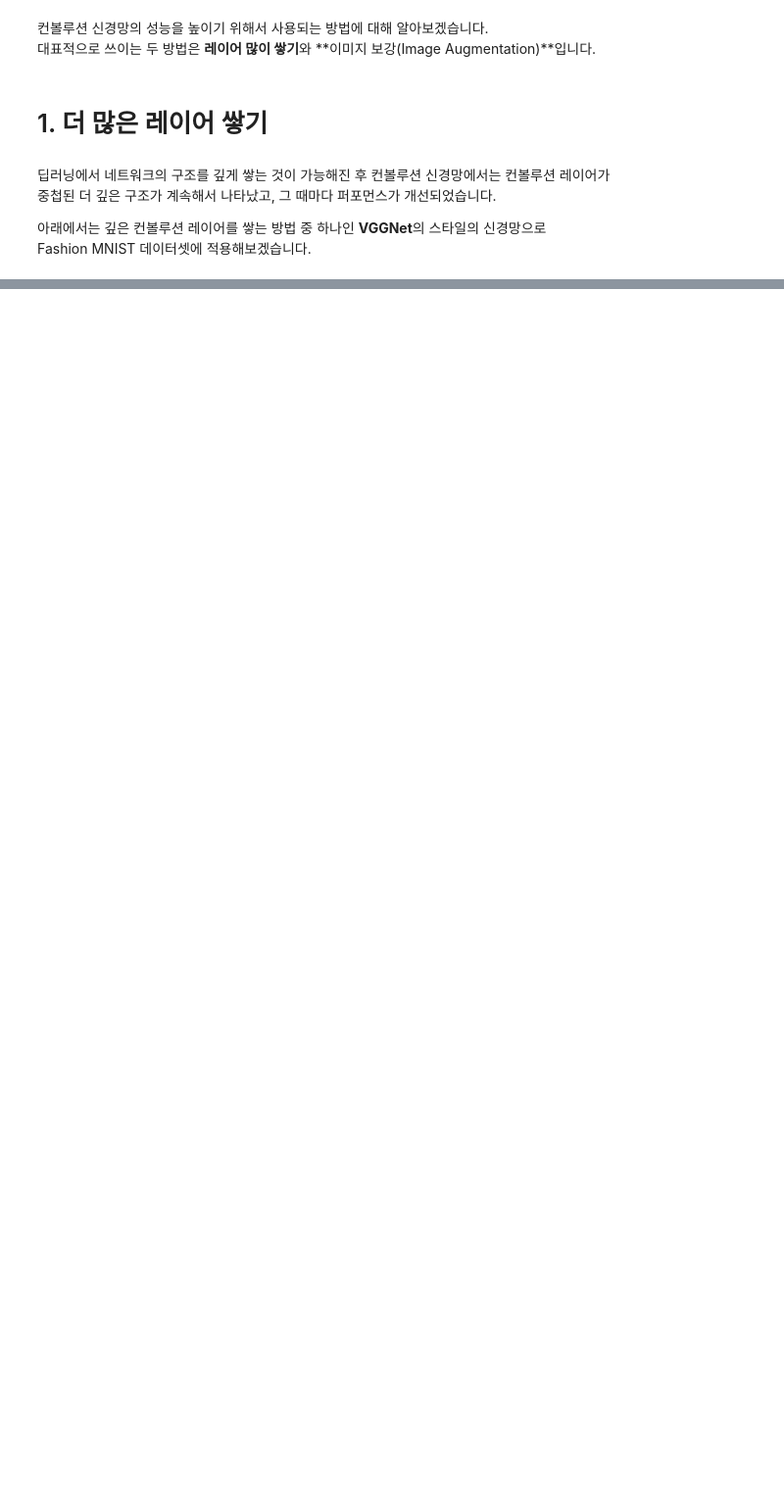
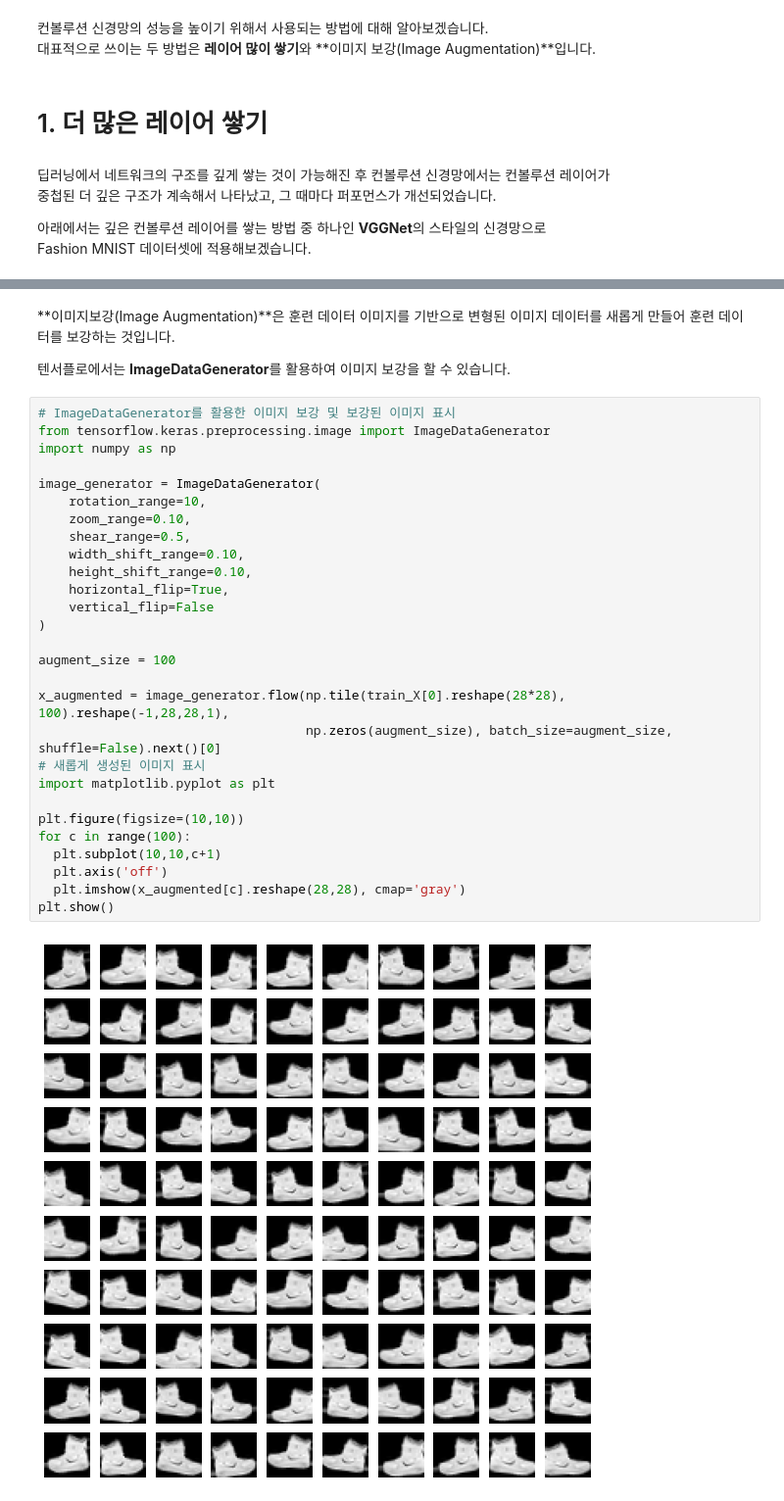
Before and after one commit to SevillaBK/Math, a Jupyter notebook: Chapter_6_컨볼루션_신경망_성능_향상시키기.ipynb, the cells around one changed output, grey strips where cells are left out. Shown at 98% size. Cells and saved outputs as stored; diff of their text form; blank space fills up the shorter version.

```diff
--- a/Chapter_6_컨볼루션_신경망_성능_향상시키기.ipynb
+++ b/Chapter_6_컨볼루션_신경망_성능_향상시키기.ipynb
@@ -93,0 +145,34 @@ plt.
+# %% [markdown]
+**이미지보강(Image Augmentation)**은 훈련 데이터 이미지를 기반으로 변형된 이미지 데이터를 새롭게 만들어 훈련 데이터를 보강하는 것입니다.<br/>
+
+텐서플로에서는 **ImageDataGenerator**를 활용하여 이미지 보강을 할 수 있습니다.
+# %%
+# ImageDataGenerator를 활용한 이미지 보강 및 보강된 이미지 표시
+from tensorflow.keras.preprocessing.image import ImageDataGenerator
+import numpy as np
+
+image_generator = ImageDataGenerator(
+    rotation_range=10,
+    zoom_range=0.10,
+    shear_range=0.5,
+    width_shift_range=0.10,
+    height_shift_range=0.10,
+    horizontal_flip=True,
+    vertical_flip=False
+)
+
+augment_size = 100
+
+x_augmented = image_generator.flow(np.tile(train_X[0].reshape(28*28), 100).reshape(-1,28,28,1),
+                                   np.zeros(augment_size), batch_size=augment_size, shuffle=False).next()[0]
+# 새롭게 생성된 이미지 표시
+import matplotlib.pyplot as plt
+
+plt.figure(figsize=(10,10))
+for c in range(100):
+  plt.subplot(10,10,c+1)
+  plt.axis('off')
+  plt.imshow(x_augmented[c].reshape(28,28), cmap='gray')
+plt.show()
+# %% [output]
+[figure, added]
```
Also changed, not shown: parts of 9 cells of this notebook.
